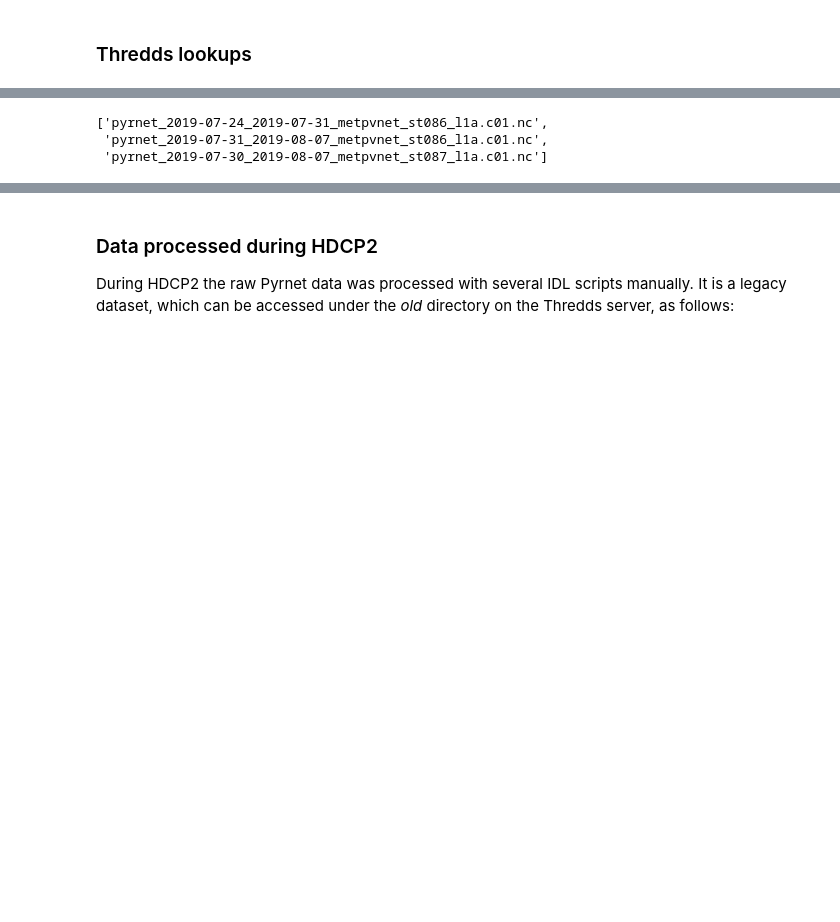
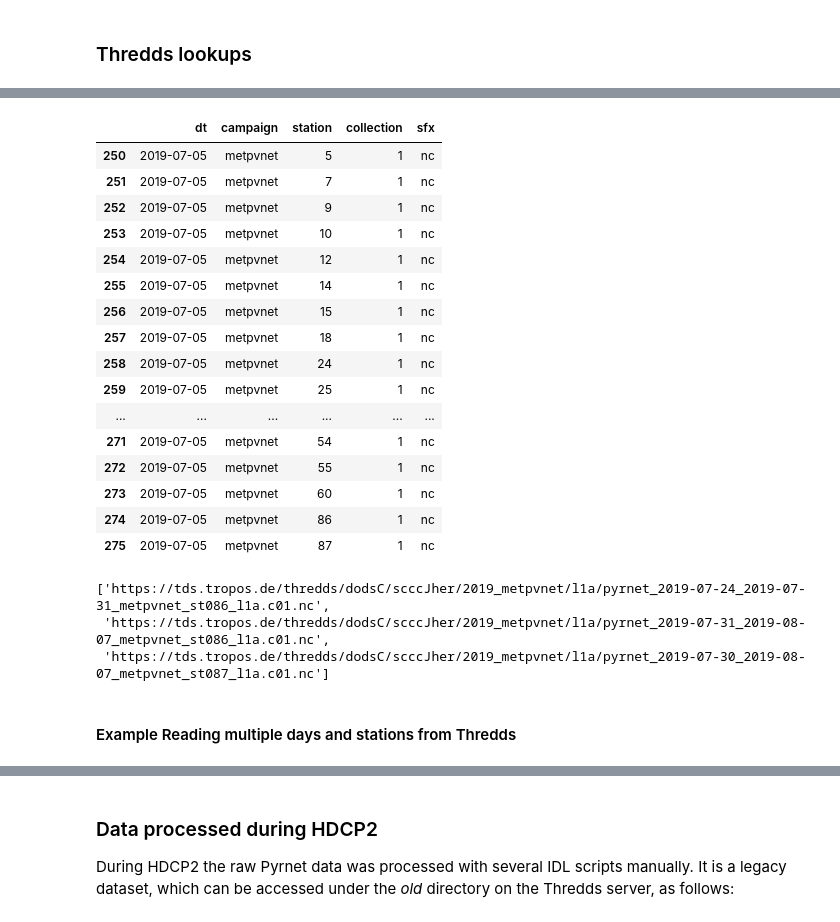
Before and after one commit to tropos-car/tropos-pyrnet, a Jupyter notebook: docs/source/nbs/pyrnet.ipynb, the cells around one changed output, grey strips where cells are left out. Drawn from its saved outputs; the diff is of its cells as text; code cells hidden in the pictures; blank space fills up the shorter version.

```diff
--- a/docs/source/nbs/pyrnet.ipynb
+++ b/docs/source/nbs/pyrnet.ipynb
@@ -201,13 +253,35 @@ catalog.query('station==10')
+# %%
+catalog.query('dt=="2019-07-05"')
+# %% [output]
+|  | dt | campaign | station | collection | sfx |
+| 250 | 2019-07-05 | metpvnet | 5 | 1 | nc |
+| 251 | 2019-07-05 | metpvnet | 7 | 1 | nc |
+| 252 | 2019-07-05 | metpvnet | 9 | 1 | nc |
+| 253 | 2019-07-05 | metpvnet | 10 | 1 | nc |
+| 254 | 2019-07-05 | metpvnet | 12 | 1 | nc |
+| 255 | 2019-07-05 | metpvnet | 14 | 1 | nc |
+| 256 | 2019-07-05 | metpvnet | 15 | 1 | nc |
+| 257 | 2019-07-05 | metpvnet | 18 | 1 | nc |
+| 258 | 2019-07-05 | metpvnet | 24 | 1 | nc |
+| 259 | 2019-07-05 | metpvnet | 25 | 1 | nc |
+| ... | ... | ... | ... | ... | ... |
+| 271 | 2019-07-05 | metpvnet | 54 | 1 | nc |
+| 272 | 2019-07-05 | metpvnet | 55 | 1 | nc |
+| 273 | 2019-07-05 | metpvnet | 60 | 1 | nc |
+| 274 | 2019-07-05 | metpvnet | 86 | 1 | nc |
+| 275 | 2019-07-05 | metpvnet | 87 | 1 | nc |
 # %%
 #|dropout
 lvl='l1a'
-station=[86,87]
+station=[86,87,88]
 date = dt.datetime(2019,7,31)
 campaign = 'metpvnet'
 collection= None
 
 lookup_fnames(date,station=station,lvl=lvl,campaign=campaign,collection=collection)
 # %% [output]
-['pyrnet_2019-07-24_2019-07-31_metpvnet_st086_l1a.c01.nc',
- 'pyrnet_2019-07-31_2019-08-07_metpvnet_st086_l1a.c01.nc',
- 'pyrnet_2019-07-30_2019-08-07_metpvnet_st087_l1a.c01.nc']
+['https://tds.tropos.de/thredds/dodsC/scccJher/2019_metpvnet/l1a/pyrnet_2019-07-24_2019-07-31_metpvnet_st086_l1a.c01.nc',
+ 'https://tds.tropos.de/thredds/dodsC/scccJher/2019_metpvnet/l1a/pyrnet_2019-07-31_2019-08-07_metpvnet_st086_l1a.c01.nc',
+ 'https://tds.tropos.de/thredds/dodsC/scccJher/2019_metpvnet/l1a/pyrnet_2019-07-30_2019-08-07_metpvnet_st087_l1a.c01.nc']
+# %% [markdown]
+#### Example Reading multiple days and stations from Thredds
```
Also changed, not shown: parts of 14 cells of this notebook, 3 other files.
